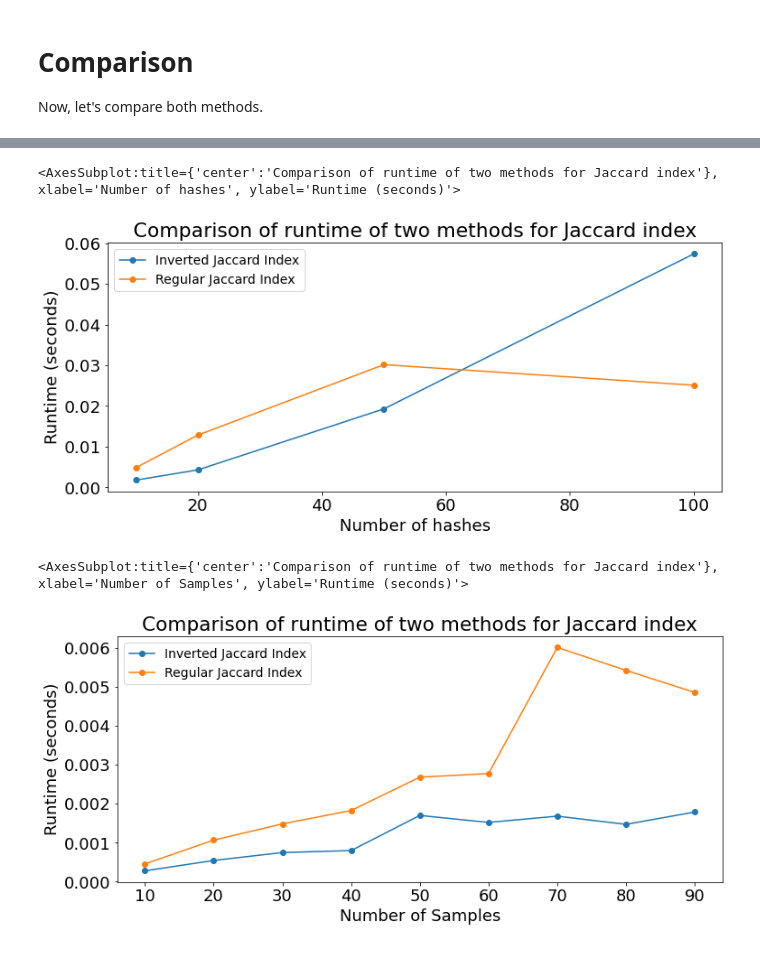
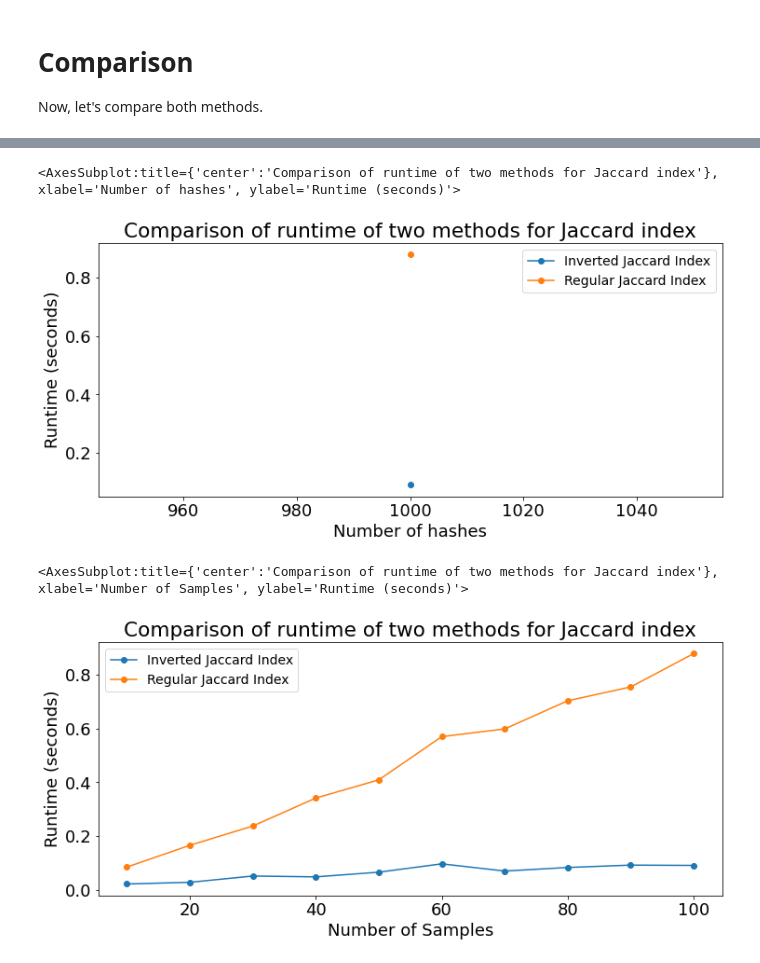
Before and after one commit to apetkau/minhash-indexing-tests, a Jupyter notebook: test-idea-no-union.ipynb, the cells around one changed output, grey strips where cells are left out. Drawn from its saved outputs; the diff is of its cells as text; code cells hidden in the pictures.

```diff
--- a/test-idea-no-union.ipynb
+++ b/test-idea-no-union.ipynb
@@ -107,14 +109,13 @@ do_timing(test_wrapper, iterations=100, repeat=5, label='test')
 # Jaccard by iterating over samples
 # %%
 def regular_jaccard_index(query_sample, sample_hashes):
-    query_sample = 0
-    jaccard_values = []
-    for s in range(0,len(sample_hashes)):
+    jaccard_values = {}
+    for s in sample_hashes:
         query_sample_hashes = sample_hashes[query_sample]
         comparison_sample_hashes = sample_hashes[s]
 
         jaccard = len(query_sample_hashes & comparison_sample_hashes) / len(query_sample_hashes | comparison_sample_hashes)
-        jaccard_values.append(jaccard)
+        jaccard_values[s] = jaccard
 
     return jaccard_values
 
@@ -142,14 +143,14 @@ def inverted_jaccard_index(query_sample, hash_samples, sample_hashes, num_sample
                 sample_hash_counts[s] = 1
             else:
                 sample_hash_counts[s] += 1
-    jaccard_values = []
+    jaccard_values = {}
     for s in range(0,num_samples):
         if s in sample_hash_counts:
             num_intersection = sample_hash_counts[s]
             jaccard_value = (num_intersection) / (2*num_hashes - num_intersection)
-            jaccard_values.append(jaccard_value)
+            jaccard_values[s] = jaccard_value
         else:
-            jaccard_values.append(0)
+            jaccard_values[s] = 0
     return jaccard_values
 
 inverted_jaccard_index(0, data_structures['hash_samples'], data_structures['sample_hashes'], num_samples, num_hashes)
@@ -171,19 +172,28 @@ Now, let's compare both methods.
 # %%
 import pandas as pd
 
+def find_max_samples_sharing_hash(hash_samples):
+    max_value = 0
+    for h in hash_samples:
+        num_samples = len(hash_samples[h])
+        if num_samples > max_value:
+            max_value = num_samples
+    return max_value
+
 def comparisons():
-    num_samples = 5
-    num_hashes = 100
-    max_hash = 100
+    max_hash = 10000
     query_sample = 0
-    repeat = 5
+    repeat = 3
     iterations = 100
 
     timing_results = []
 
-    for num_hashes in [10, 20, 50, 100]:
-        for num_samples in range(10,100,10):
+    for num_hashes in [1000]:
+#     for num_hashes in [1000, 2000, 3000]:
+#         for num_samples in [100]:
+        for num_samples in range(10,101,10):
             data_structures = build_data_structures(num_samples=num_samples, num_hashes=num_hashes, max_hash=max_hash)
+            max_samples = find_max_samples_sharing_hash(data_structures['hash_samples'])
 
             regular_jaccard = wrapper(regular_jaccard_index, query_sample=query_sample, sample_hashes=data_structures['sample_hashes'])
             inverted_jaccard = wrapper(inverted_jaccard_index, query_sample=query_sample, hash_samples=data_structures['hash_samples'],
@@ -205,6 +215,12 @@ def comparisons():
             regular_results['Number of hashes'] = num_hashes
             inverted_results['Number of hashes'] = num_hashes
 
+            regular_results['Max hash'] = max_hash
+            inverted_results['Max hash'] = max_hash
+
+            regular_results['Max samples sharing hash'] = max_samples
+            inverted_results['Max samples sharing hash'] = max_samples
+
             timing_results.append(regular_results)
             timing_results.append(inverted_results)
 
@@ -246,12 +266,12 @@ def make_plot(plotting_label, constant_label, constant_value):
     axes.set_title('Comparison of runtime of two methods for Jaccard index')
     return axes
 
-make_plot(plotting_label='Number of hashes', constant_label='Number of Samples', constant_value=90)
+make_plot(plotting_label='Number of hashes', constant_label='Number of Samples', constant_value=100)
 # %% [output]
 <AxesSubplot:title={'center':'Comparison of runtime of two methods for Jaccard index'}, xlabel='Number of hashes', ylabel='Runtime (seconds)'>
-[figure, old version]
+[figure, new version]
 # %%
-make_plot(plotting_label='Number of Samples', constant_label='Number of hashes', constant_value=10)
+make_plot(plotting_label='Number of Samples', constant_label='Number of hashes', constant_value=1000)
 # %% [output]
 <AxesSubplot:title={'center':'Comparison of runtime of two methods for Jaccard index'}, xlabel='Number of Samples', ylabel='Runtime (seconds)'>
-[figure, old version]
+[figure, new version]
```
Also changed, not shown: parts of 7 cells of this notebook.
